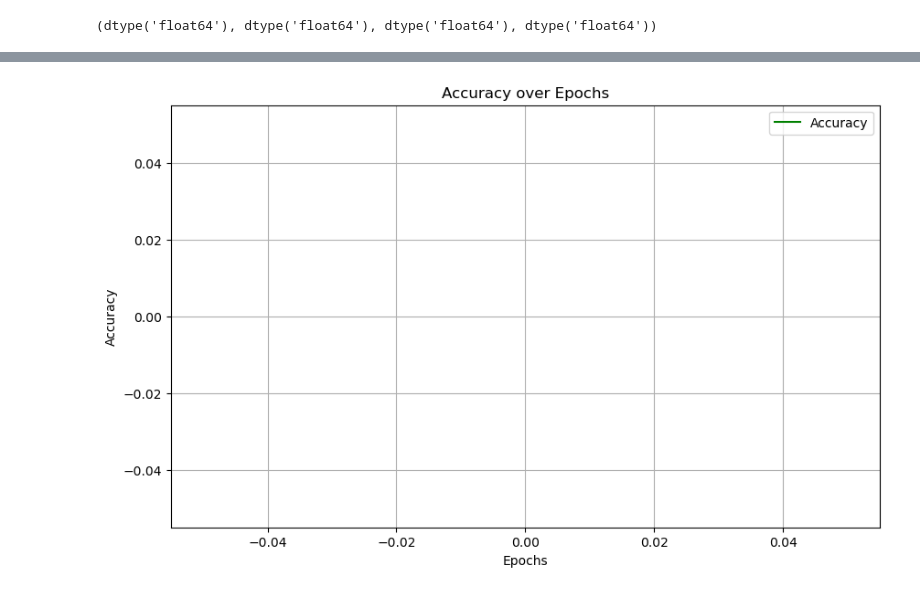
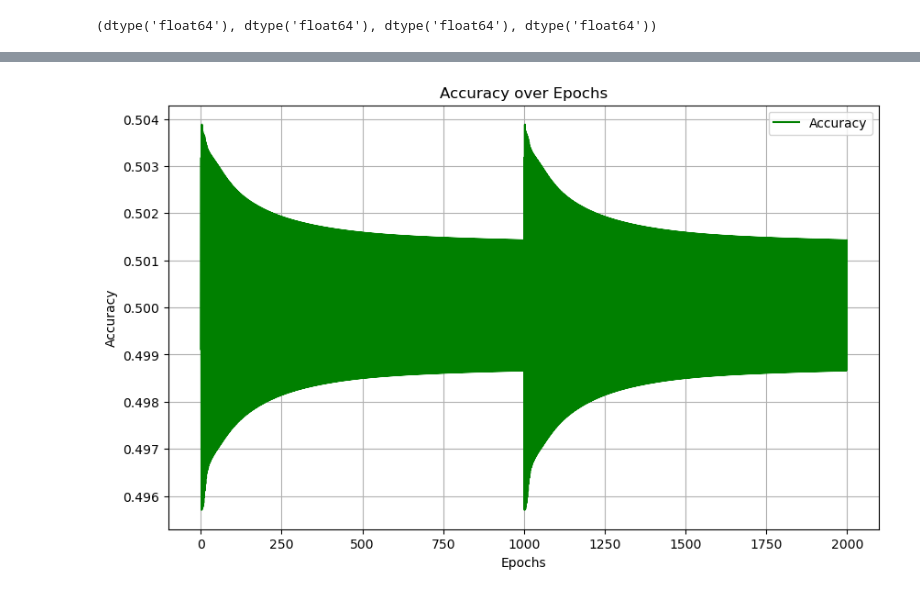
Before and after one commit to thythybui/DS102.P21.2, a Jupyter notebook: LAB_2/CAU_1.ipynb, the cells around one changed output, grey strips where cells are left out. Saved outputs shown, nothing was run; the diff lists cells and outputs as text; code cells hidden in the pictures.

```diff
--- a/LAB_2/CAU_1.ipynb
+++ b/LAB_2/CAU_1.ipynb
@@ -177,11 +177,11 @@ data = normalized_data.to_numpy()
 
 data_train, data_test = np.split(data, indices_or_sections=[int(0.8*data.shape[0])])
 
-X_train = data_train[:,:36]
-Y_train = data_train[:,36 : ]
+X_train = data_train[:, :-1]
+Y_train = data_train[:, -1]
 
-X_test = data_test[:,:36]
-Y_test = data_test[:,36 : ]
+X_test = data_test[:, :-1]
+Y_test = data_test[:, -1]
 # %%
 X_train.dtype, Y_train.dtype, X_test.dtype, Y_test.dtype
 # %% [output]
@@ -221,11 +221,11 @@ array([[9.87418963e-01],
 import matplotlib.pyplot as plt
 
 # Huấn luyện mô hình
-LR.fit(X_train, Y_train)
+model.fit(X_train, Y_train)
 
 # Vẽ biểu đồ loss theo epoch
 plt.figure(figsize=(10, 6))
-plt.plot(LR.losses, label="Loss")
+plt.plot(model.losses, label="Loss")
 plt.title("Loss over Epochs")
 plt.xlabel("Epochs")
 plt.ylabel("Loss")
@@ -237,12 +237,12 @@ NameError: name 'LR' is not defined
 # %%
 # Vẽ biểu đồ accuracy theo epoch
 plt.figure(figsize=(10, 6))
-plt.plot(LR.metrics, label="Accuracy", color="green")
+plt.plot(model.metrics, label="Accuracy", color="green")
 plt.title("Accuracy over Epochs")
 plt.xlabel("Epochs")
 plt.ylabel("Accuracy")
 plt.legend()
 plt.grid()
 plt.show()
 # %% [output]
-[figure, old version]
+[figure, new version]
```
Also changed, not shown: parts of 2 cells of this notebook.
